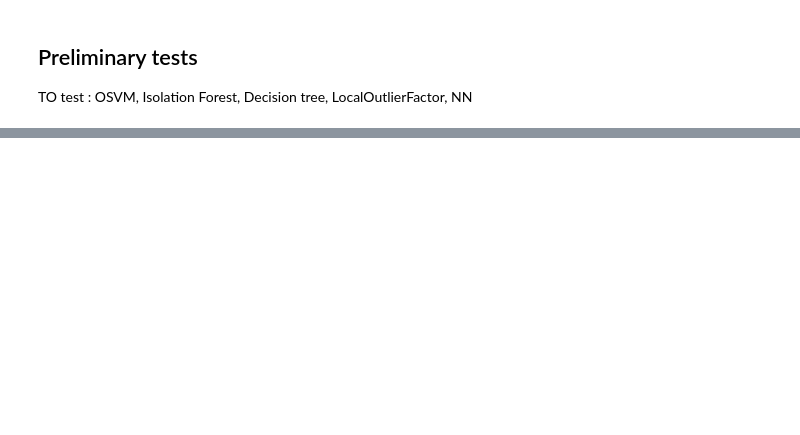
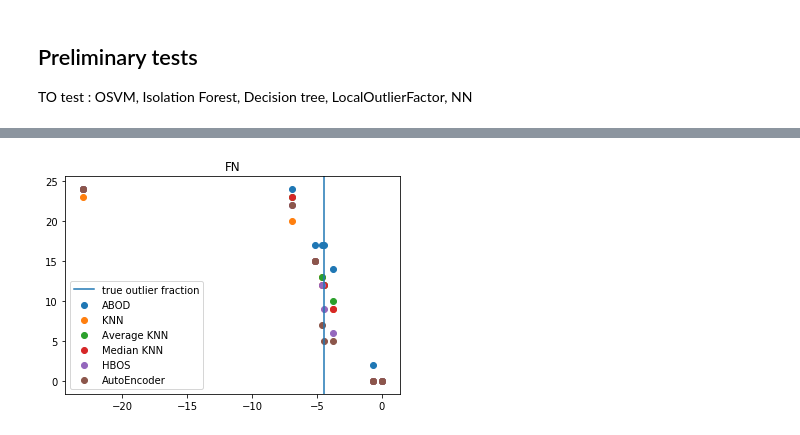
Before and after one commit to Benoitane/Detection-anomalies-et-nouveautes, a Jupyter notebook: preliminary_tests.ipynb, the cells around one changed output, grey strips where cells are left out. Drawn from its saved outputs; the diff is of its cells as text; code cells hidden in the pictures; blank space fills up the shorter version.

```diff
--- a/preliminary_tests.ipynb
+++ b/preliminary_tests.ipynb
@@ -202,0 +204,4 @@ df_result
+# %%
+plot_result(dict_result, "FN")
+# %% [output]
+[figure, added]
```
Also changed, not shown: parts of 15 cells of this notebook.
